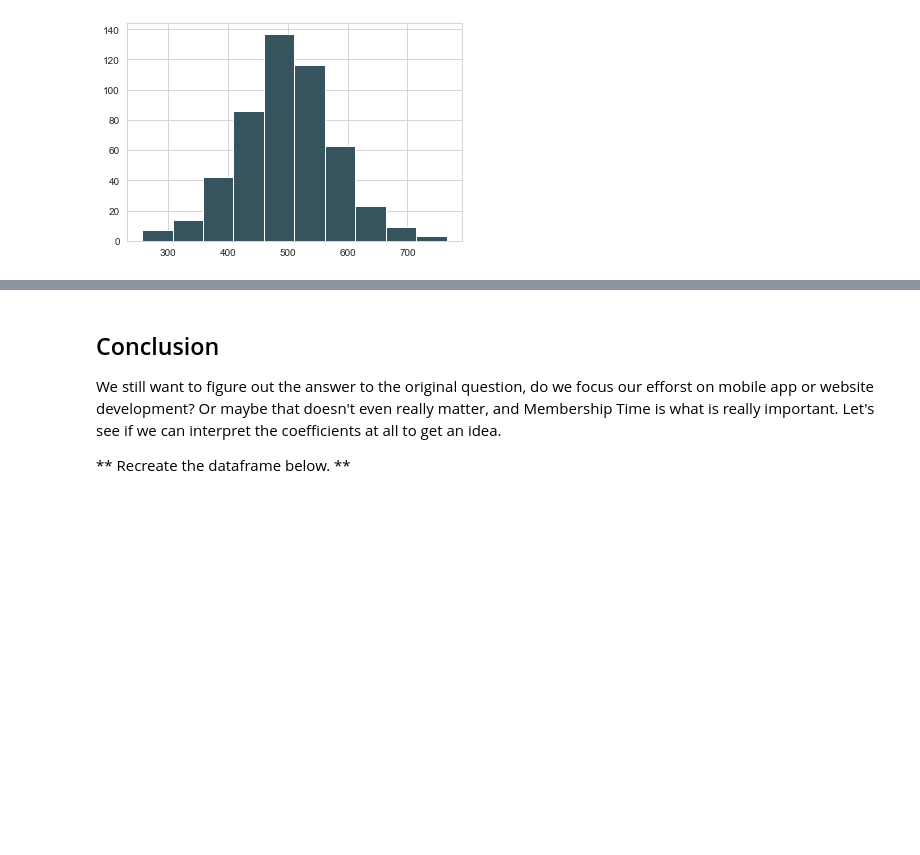
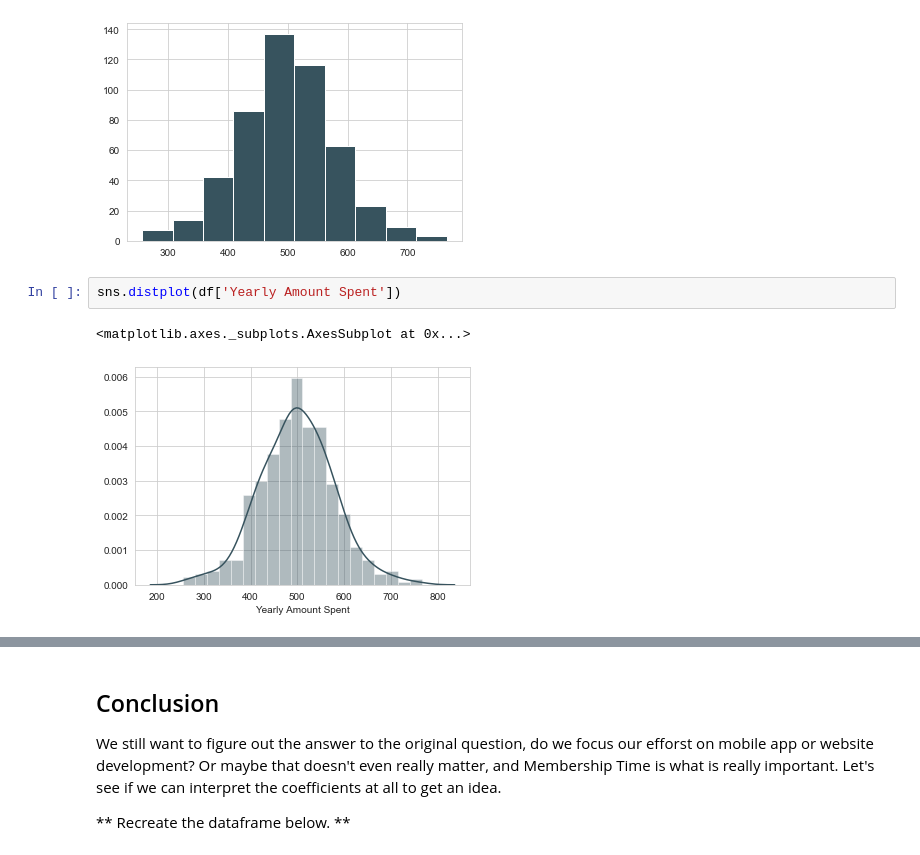
Before and after one commit to Madhurimjagtap/Data-Science, a Jupyter notebook: Machine-Learning/1. Linear-Regression/Linear-Regression/1. Linear-Regression/Linear Regression - Project Exercise .ipynb, the cells around one changed output, grey strips where cells are left out. Saved outputs shown, nothing was run; the diff lists cells and outputs as text; blank space fills up the shorter version.

```diff
--- a/Machine-Learning/1. Linear-Regression/Linear-Regression/1. Linear-Regression/Linear Regression - Project Exercise .ipynb
+++ b/Machine-Learning/1. Linear-Regression/Linear-Regression/1. Linear-Regression/Linear Regression - Project Exercise .ipynb
@@ -261,6 +265,11 @@ plt.hist(x='Yearly Amount Spent',data=df)
         663.74888601, 714.63367397, 765.51846194]),
  <a list of 10 Patch objects>)
 [figure]
+# %%
+sns.distplot(df['Yearly Amount Spent'])
+# %% [output]
+<matplotlib.axes._subplots.AxesSubplot at 0x...>
+[figure, added]
 # %%
 sns.distplot((y_test-predictions),bins=50)
 # %% [output]
```
Also changed, not shown: parts of 8 cells of this notebook, 18 other files.
